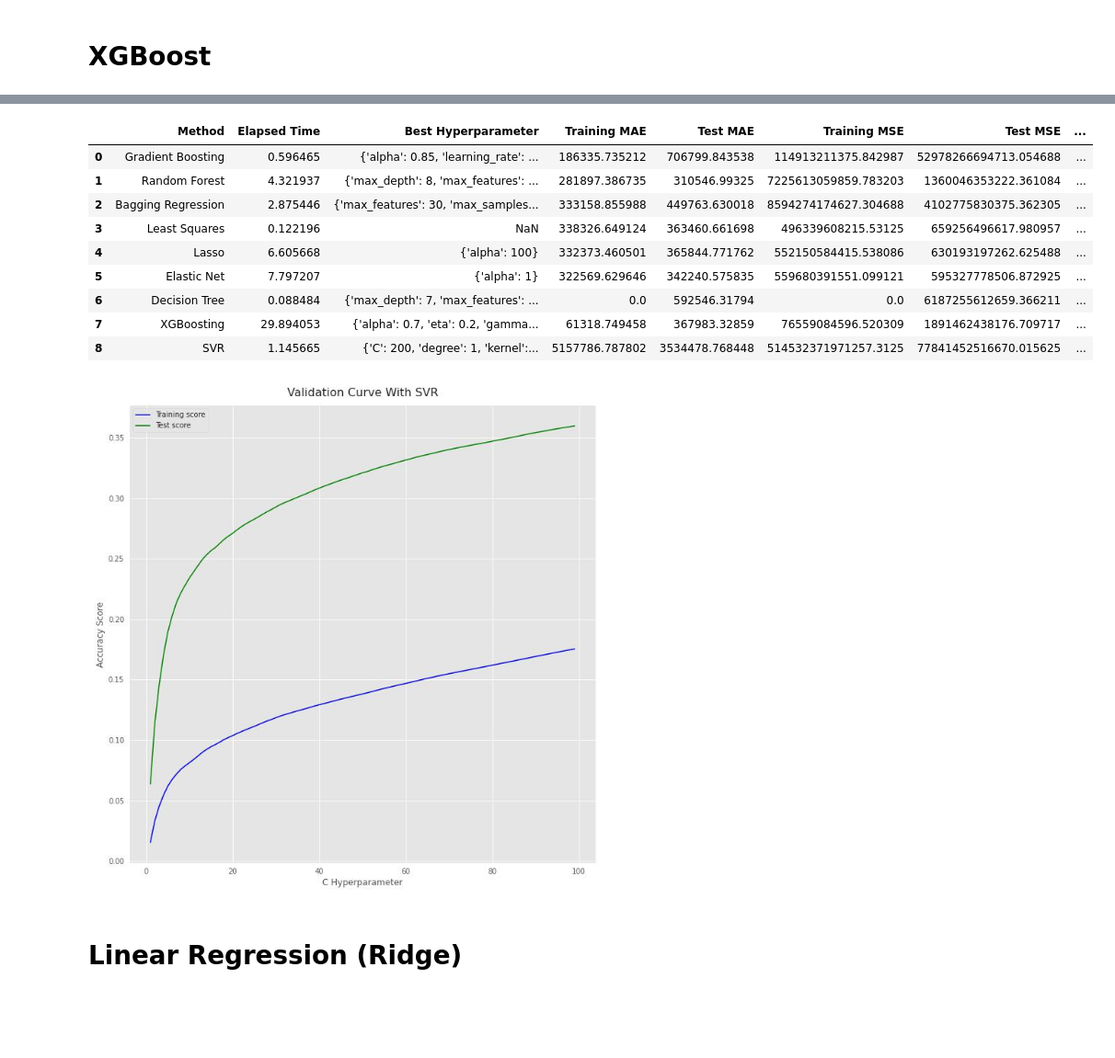
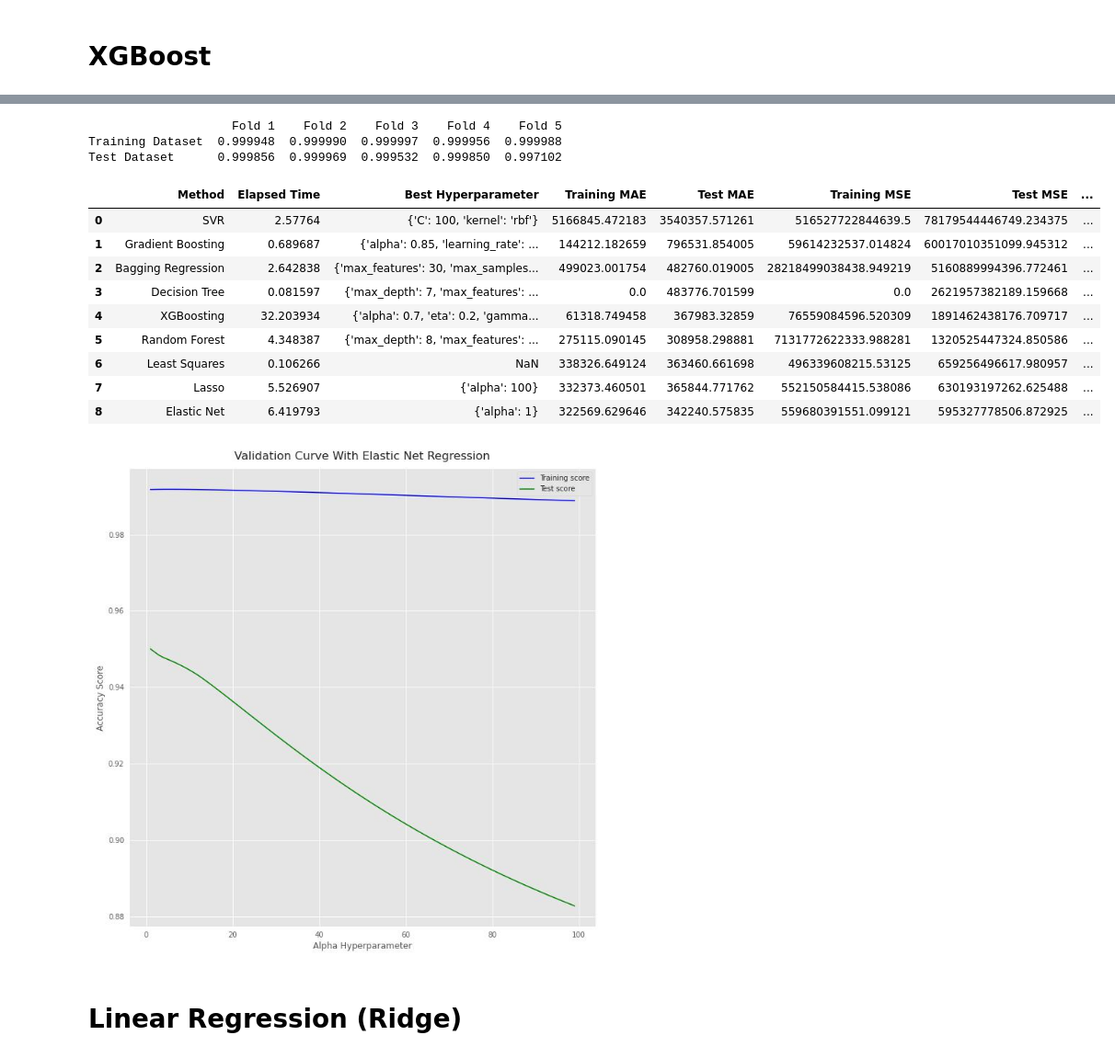
Before and after one commit to Ay0d/Machine-Learning, a Jupyter notebook: seattle-co2-siteenergyusewn-kbtu-2016.ipynb, the cells around one changed output, grey strips where cells are left out. Shown at 92% size. Saved outputs shown, nothing was run; the diff lists cells and outputs as text; code cells hidden in the pictures; blank space fills up the shorter version.

```diff
--- a/seattle-co2-siteenergyusewn-kbtu-2016.ipynb
+++ b/seattle-co2-siteenergyusewn-kbtu-2016.ipynb
@@ -1078,21 +1066,34 @@ Test Dataset      1.000000  1.000000  1.000000  1.000000  1.000000
+# %%
+# cross validation
+
+cv_elastic_train = cross_val_score(g_elasticnet, X_train, y_elastic_train_pred, cv=KFold(n_splits=5,shuffle=True), scoring ='r2')
+cv_elastic_test = cross_val_score(g_elasticnet, X_test, y_elastic_test_pred, cv=KFold(n_splits=5,shuffle=True), scoring ='r2')
+d_elastic = {'Training Dataset':cv_elastic_train,'Test Dataset':cv_elastic_test}
+cv_elastic_results = pd.DataFrame(d_elastic).transpose()
+cv_elastic_results.columns = ['Fold 1', 'Fold 2', 'Fold 3', 'Fold 4', 'Fold 5']
+print(cv_elastic_results)
+# %% [output]
+                    Fold 1    Fold 2    Fold 3    Fold 4    Fold 5
+Training Dataset  0.999948  0.999990  0.999997  0.999956  0.999988
+Test Dataset      0.999856  0.999969  0.999532  0.999850  0.997102
 # %%
-svr_results = pd.DataFrame(['SVR', svr_time, gsvr_param, svr_train_mae, svr_test_mae, svr_train_mse, svr_test_mse, svr_train_rmse, svr_test_rmse, svr_train_r2, svr_test_r2]).transpose()
-svr_results.columns = ['Method', 'Elapsed Time', 'Best Hyperparameter', 'Training MAE', 'Test MAE', 'Training MSE', 'Test MSE', 'Training RMSE', 'Test RMSE', 'Training R2', 'Test R2']
-results = pd.concat([grad_boosting_results, rf_results, reg_bagging_results, lr_results, lasso_results, elastic_results, decision_tree_results, xg_boosting_results, svr_results], axis = 0).reset_index().drop(columns='index')
+elastic_results = pd.DataFrame(['Elastic Net', elastic_time, g_elasticnet_param, elastic_train_mae, elastic_test_mae, elastic_train_mse, elastic_test_mse, elastic_train_rmse, elastic_test_rmse, elastic_train_r2, elastic_test_r2]).transpose()
+elastic_results.columns = ['Method', 'Elapsed Time', 'Best Hyperparameter', 'Training MAE', 'Test MAE', 'Training MSE', 'Test MSE', 'Training RMSE', 'Test RMSE', 'Training R2', 'Test R2']
+results = pd.concat([svr_results, grad_boosting_results, reg_bagging_results, decision_tree_results, xg_boosting_results, rf_results, lr_results, lasso_results, elastic_results], axis = 0).reset_index().drop(columns='index')
 results
 # %% [output]
 |  | Method | Elapsed Time | Best Hyperparameter | Training MAE | Test MAE | Training MSE | Test MSE | ... |
-| 0 | Gradient Boosting | 0.596465 | {'alpha': 0.85, 'learning_rate': ... | 186335.735212 | 706799.843538 | 114913211375.842987 | 52978266694713.054688 | ... |
-| 1 | Random Forest | 4.321937 | {'max_depth': 8, 'max_features': ... | 281897.386735 | 310546.99325 | 7225613059859.783203 | 1360046353222.361084 | ... |
-| 2 | Bagging Regression | 2.875446 | {'max_features': 30, 'max_samples... | 333158.855988 | 449763.630018 | 8594274174627.304688 | 4102775830375.362305 | ... |
-| 3 | Least Squares | 0.122196 | NaN | 338326.649124 | 363460.661698 | 496339608215.53125 | 659256496617.980957 | ... |
-| 4 | Lasso | 6.605668 | {'alpha': 100} | 332373.460501 | 365844.771762 | 552150584415.538086 | 630193197262.625488 | ... |
-| 5 | Elastic Net | 7.797207 | {'alpha': 1} | 322569.629646 | 342240.575835 | 559680391551.099121 | 595327778506.872925 | ... |
-| 6 | Decision Tree | 0.088484 | {'max_depth': 7, 'max_features': ... | 0.0 | 592546.31794 | 0.0 | 6187255612659.366211 | ... |
-| 7 | XGBoosting | 29.894053 | {'alpha': 0.7, 'eta': 0.2, 'gamma... | 61318.749458 | 367983.32859 | 76559084596.520309 | 1891462438176.709717 | ... |
-| 8 | SVR | 1.145665 | {'C': 200, 'degree': 1, 'kernel':... | 5157786.787802 | 3534478.768448 | 514532371971257.3125 | 77841452516670.015625 | ... |
+| 0 | SVR | 2.57764 | {'C': 100, 'kernel': 'rbf'} | 5166845.472183 | 3540357.571261 | 516527722844639.5 | 78179544446749.234375 | ... |
+| 1 | Gradient Boosting | 0.689687 | {'alpha': 0.85, 'learning_rate': ... | 144212.182659 | 796531.854005 | 59614232537.014824 | 60017010351099.945312 | ... |
+| 2 | Bagging Regression | 2.642838 | {'max_features': 30, 'max_samples... | 499023.001754 | 482760.019005 | 28218499038438.949219 | 5160889994396.772461 | ... |
+| 3 | Decision Tree | 0.081597 | {'max_depth': 7, 'max_features': ... | 0.0 | 483776.701599 | 0.0 | 2621957382189.159668 | ... |
+| 4 | XGBoosting | 32.203934 | {'alpha': 0.7, 'eta': 0.2, 'gamma... | 61318.749458 | 367983.32859 | 76559084596.520309 | 1891462438176.709717 | ... |
+| 5 | Random Forest | 4.348387 | {'max_depth': 8, 'max_features': ... | 275115.090145 | 308958.298881 | 7131772622333.988281 | 1320525447324.850586 | ... |
+| 6 | Least Squares | 0.106266 | NaN | 338326.649124 | 363460.661698 | 496339608215.53125 | 659256496617.980957 | ... |
+| 7 | Lasso | 5.526907 | {'alpha': 100} | 332373.460501 | 365844.771762 | 552150584415.538086 | 630193197262.625488 | ... |
+| 8 | Elastic Net | 6.419793 | {'alpha': 1} | 322569.629646 | 342240.575835 | 559680391551.099121 | 595327778506.872925 | ... |
 # %% [markdown]
-![svr-vc.jpg](attachment:3f95780f-c407-4ff7-99bc-ad252df5caf8.jpg)
+![elastic-vc.jpg](attachment:21be02b8-63e0-4fc9-82c2-84dd2095924d.jpg)
 # %% [markdown]
 # Linear Regression (Ridge)
 # %%
```
Also changed, not shown: parts of 64 cells of this notebook.
